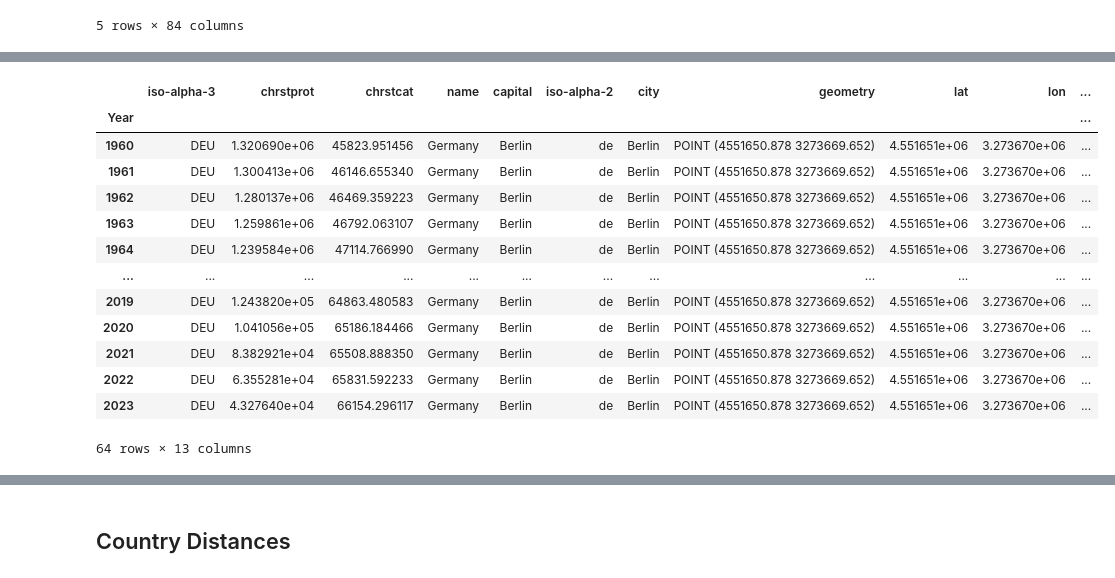
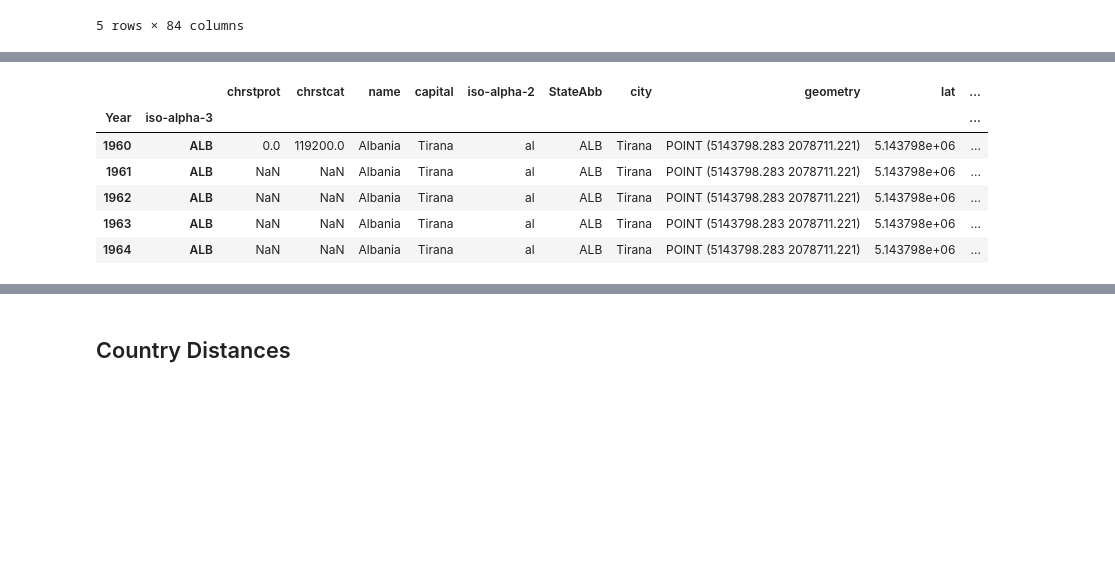
Before and after one commit to kluedemann/eurovision-voting-analysis, a Jupyter notebook: src/data_processing.ipynb, the cells around one changed output, grey strips where cells are left out. Cells and saved outputs as stored; diff of their text form; code cells hidden in the pictures; blank space fills up the shorter version.

```diff
--- a/src/data_processing.ipynb
+++ b/src/data_processing.ipynb
@@ -280,31 +229,25 @@ array(['USA', 'CAN', 'BHM', 'CUB', 'HAI', 'DOM', 'JAM', 'TRI', 'BAR',
 # %%
-europe_religion_data = merged_countries.merge(wrp_raw, left_on='iso-alpha-3', right_on="name")
+europe_religion_data = merged_countries.merge(wrp_raw, left_on='StateAbb', right_on="name")
 
 # PICK RELIGION COLUMNS HERE
 test_data = europe_religion_data[["year", "iso-alpha-3", "chrstprot", "chrstcat"]]
+# test_data.merge(europe_gdp_data[["year", "iso-alpha-3"]], left_on=["year", "iso-alpha-3"], right_on=["Year", "iso-alpha-3"], how="right")
 # europe_religion_data
 # %%
 test_merged = test_data.merge(europe_gdp_data, how="right", left_on=["year", "iso-alpha-3"], right_on=["Year" ,"iso-alpha-3"])
 test_merged = test_merged.drop("year", axis=1)
-test_merged = test_merged.set_index("Year")
+test_merged = test_merged.set_index(["Year", "iso-alpha-3"])
 
 
 # Linear interpolation between years :)
-test_merged[["chrstprot", "chrstcat"]] = test_merged[["chrstprot", "chrstcat"]].interpolate()
+# test_merged[["chrstprot", "chrstcat"]] = test_merged[["chrstprot", "chrstcat"]].interpolate()
 # test_merged["chrstprot"] = test_merged["chrstprot"].interpolate()
-test_merged[test_merged['iso-alpha-3'] == 'DEU']
+test_merged.head()
 # %% [output]
-|  | iso-alpha-3 | chrstprot | chrstcat | name | capital | iso-alpha-2 | city | geometry | lat | lon | ... |
-| Year |  |  |  |  |  |  |  |  |  |  | ... |
-| 1960 | DEU | 1.320690e+06 | 45823.951456 | Germany | Berlin | de | Berlin | POINT (4551650.878 3273669.652) | 4.551651e+06 | 3.273670e+06 | ... |
-| 1961 | DEU | 1.300413e+06 | 46146.655340 | Germany | Berlin | de | Berlin | POINT (4551650.878 3273669.652) | 4.551651e+06 | 3.273670e+06 | ... |
-| 1962 | DEU | 1.280137e+06 | 46469.359223 | Germany | Berlin | de | Berlin | POINT (4551650.878 3273669.652) | 4.551651e+06 | 3.273670e+06 | ... |
-| 1963 | DEU | 1.259861e+06 | 46792.063107 | Germany | Berlin | de | Berlin | POINT (4551650.878 3273669.652) | 4.551651e+06 | 3.273670e+06 | ... |
-| 1964 | DEU | 1.239584e+06 | 47114.766990 | Germany | Berlin | de | Berlin | POINT (4551650.878 3273669.652) | 4.551651e+06 | 3.273670e+06 | ... |
-| ... | ... | ... | ... | ... | ... | ... | ... | ... | ... | ... | ... |
-| 2019 | DEU | 1.243820e+05 | 64863.480583 | Germany | Berlin | de | Berlin | POINT (4551650.878 3273669.652) | 4.551651e+06 | 3.273670e+06 | ... |
-| 2020 | DEU | 1.041056e+05 | 65186.184466 | Germany | Berlin | de | Berlin | POINT (4551650.878 3273669.652) | 4.551651e+06 | 3.273670e+06 | ... |
-| 2021 | DEU | 8.382921e+04 | 65508.888350 | Germany | Berlin | de | Berlin | POINT (4551650.878 3273669.652) | 4.551651e+06 | 3.273670e+06 | ... |
-| 2022 | DEU | 6.355281e+04 | 65831.592233 | Germany | Berlin | de | Berlin | POINT (4551650.878 3273669.652) | 4.551651e+06 | 3.273670e+06 | ... |
-| 2023 | DEU | 4.327640e+04 | 66154.296117 | Germany | Berlin | de | Berlin | POINT (4551650.878 3273669.652) | 4.551651e+06 | 3.273670e+06 | ... |
+|  |  | chrstprot | chrstcat | name | capital | iso-alpha-2 | StateAbb | city | geometry | lat | ... |
+| Year | iso-alpha-3 |  |  |  |  |  |  |  |  |  | ... |
+| 1960 | ALB | 0.0 | 119200.0 | Albania | Tirana | al | ALB | Tirana | POINT (5143798.283 2078711.221) | 5.143798e+06 | ... |
+| 1961 | ALB | NaN | NaN | Albania | Tirana | al | ALB | Tirana | POINT (5143798.283 2078711.221) | 5.143798e+06 | ... |
+| 1962 | ALB | NaN | NaN | Albania | Tirana | al | ALB | Tirana | POINT (5143798.283 2078711.221) | 5.143798e+06 | ... |
+| 1963 | ALB | NaN | NaN | Albania | Tirana | al | ALB | Tirana | POINT (5143798.283 2078711.221) | 5.143798e+06 | ... |
+| 1964 | ALB | NaN | NaN | Albania | Tirana | al | ALB | Tirana | POINT (5143798.283 2078711.221) | 5.143798e+06 | ... |
-64 rows × 13 columns
```
Also changed, not shown: parts of 9 cells of this notebook.
